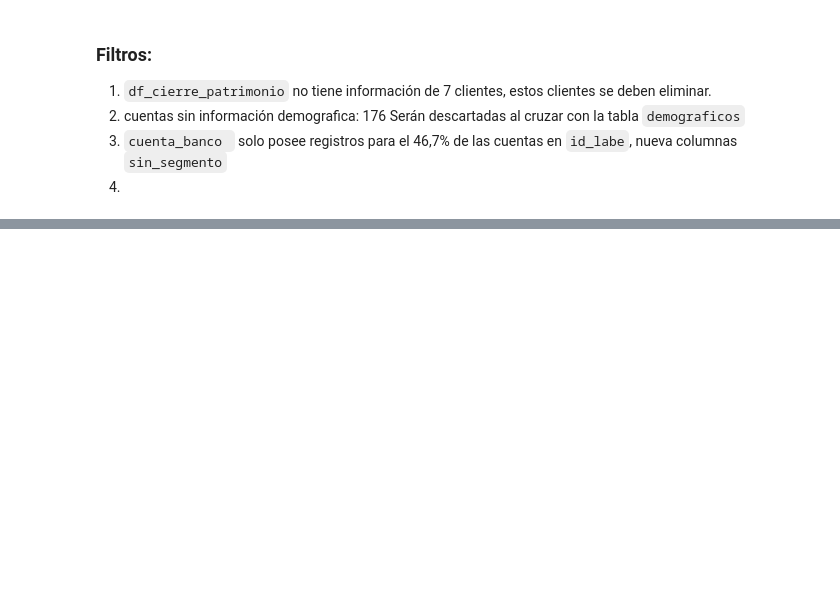
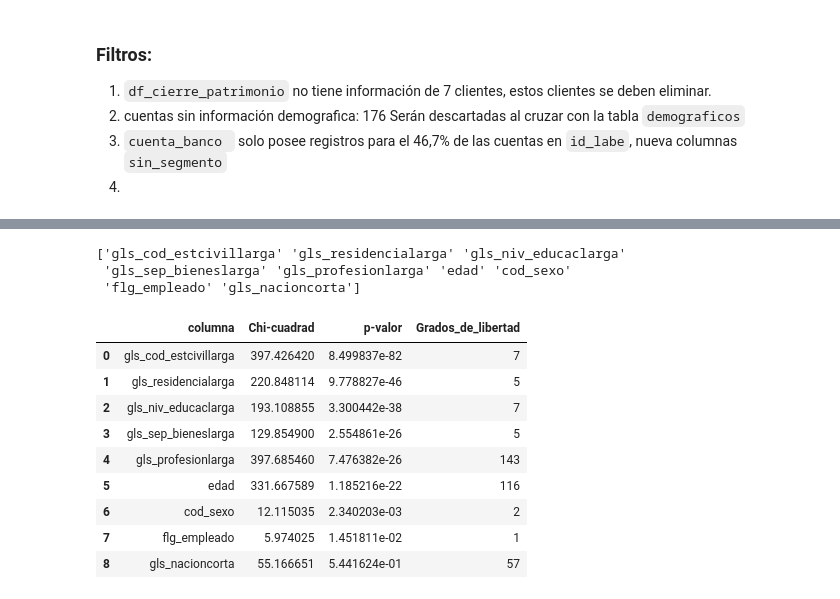
Before and after one commit to rolftb/fuga-clientes-insitucion-finaciera, a Jupyter notebook: Desarrollo.ipynb, the cells around one changed output, grey strips where cells are left out. Saved outputs shown, nothing was run; the diff lists cells and outputs as text; code cells hidden in the pictures; blank space fills up the shorter version.

```diff
--- a/Desarrollo.ipynb
+++ b/Desarrollo.ipynb
@@ -608,0 +651,22 @@ deudas.describe(include="all")
+# %%
+col_x = columnas_estaticas['demograficos']
+y_col = "label"
+df_chi=exp_lib.dataframe_chi_sqr(df_estatico,
+                          col_x,
+                          y_col
+                          ).reset_index().drop(columns=["index"])
+df_chi
+# %% [output]
+['gls_cod_estcivillarga' 'gls_residencialarga' 'gls_niv_educaclarga'
+ 'gls_sep_bieneslarga' 'gls_profesionlarga' 'edad' 'cod_sexo'
+ 'flg_empleado' 'gls_nacioncorta']
+|  | columna | Chi-cuadrad | p-valor | Grados_de_libertad |
+| 0 | gls_cod_estcivillarga | 397.426420 | 8.499837e-82 | 7 |
+| 1 | gls_residencialarga | 220.848114 | 9.778827e-46 | 5 |
+| 2 | gls_niv_educaclarga | 193.108855 | 3.300442e-38 | 7 |
+| 3 | gls_sep_bieneslarga | 129.854900 | 2.554861e-26 | 5 |
+| 4 | gls_profesionlarga | 397.685460 | 7.476382e-26 | 143 |
+| 5 | edad | 331.667589 | 1.185216e-22 | 116 |
+| 6 | cod_sexo | 12.115035 | 2.340203e-03 | 2 |
+| 7 | flg_empleado | 5.974025 | 1.451811e-02 | 1 |
+| 8 | gls_nacioncorta | 55.166651 | 5.441624e-01 | 57 |
```
Also changed, not shown: parts of 10 cells of this notebook.
